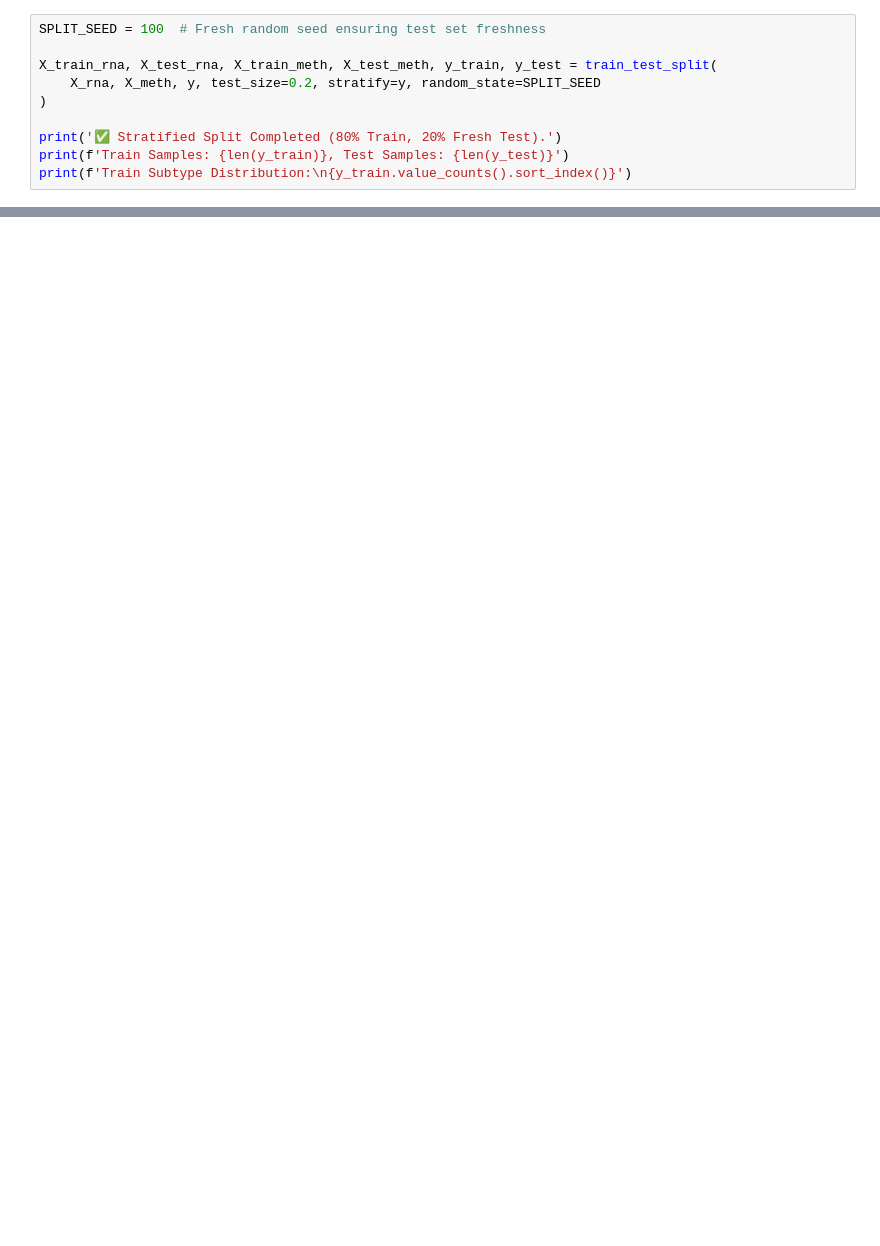
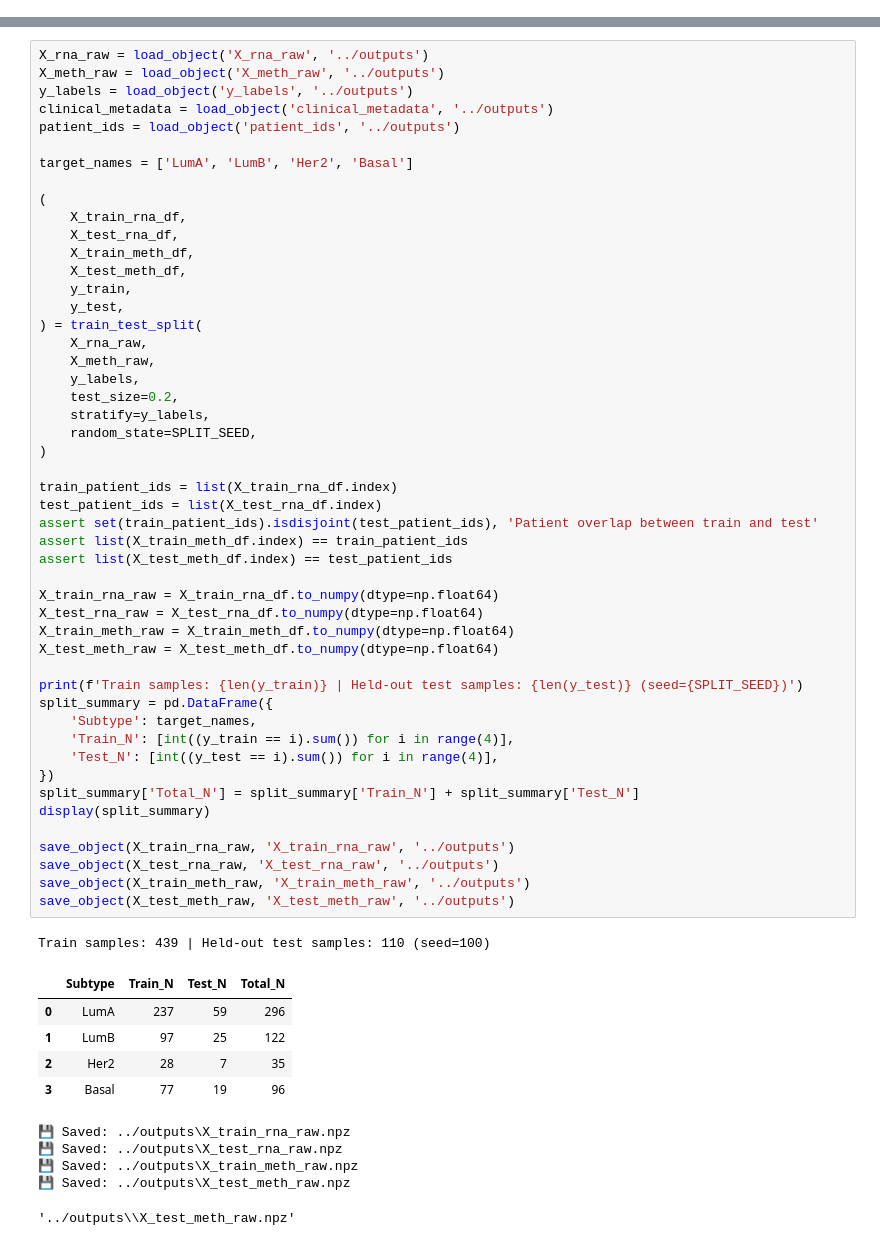
Before and after one commit to Shayan-Nami/Breast-Cancer-MultiOmics, a Jupyter notebook: notebooks/preprocessing.ipynb, the cells around one changed output, grey strips where cells are left out. Saved outputs shown, nothing was run; the diff lists cells and outputs as text; blank space fills up the shorter version.

```diff
--- a/notebooks/preprocessing.ipynb
+++ b/notebooks/preprocessing.ipynb
@@ -54,10 +25,0 @@ Labels Shape: (549,)
-# %%
-SPLIT_SEED = 100  # Fresh random seed ensuring test set freshness
-
-X_train_rna, X_test_rna, X_train_meth, X_test_meth, y_train, y_test = train_test_split(
-    X_rna, X_meth, y, test_size=0.2, stratify=y, random_state=SPLIT_SEED
-)
-
-print('✅ Stratified Split Completed (80% Train, 20% Fresh Test).')
-print(f'Train Samples: {len(y_train)}, Test Samples: {len(y_test)}')
-print(f'Train Subtype Distribution:\n{y_train.value_counts().sort_index()}')
@@ -146,0 +32,61 @@ operates on raw unscaled expression variance without outlier range distortion.
+# %%
+X_rna_raw = load_object('X_rna_raw', '../outputs')
+X_meth_raw = load_object('X_meth_raw', '../outputs')
+y_labels = load_object('y_labels', '../outputs')
+clinical_metadata = load_object('clinical_metadata', '../outputs')
+patient_ids = load_object('patient_ids', '../outputs')
+
+target_names = ['LumA', 'LumB', 'Her2', 'Basal']
+
+(
+    X_train_rna_df,
+    X_test_rna_df,
+    X_train_meth_df,
+    X_test_meth_df,
+    y_train,
+    y_test,
+) = train_test_split(
+    X_rna_raw,
+    X_meth_raw,
+    y_labels,
+    test_size=0.2,
+    stratify=y_labels,
+    random_state=SPLIT_SEED,
+)
+
+train_patient_ids = list(X_train_rna_df.index)
+test_patient_ids = list(X_test_rna_df.index)
+assert set(train_patient_ids).isdisjoint(test_patient_ids), 'Patient overlap between train and test'
+assert list(X_train_meth_df.index) == train_patient_ids
+assert list(X_test_meth_df.index) == test_patient_ids
+
+X_train_rna_raw = X_train_rna_df.to_numpy(dtype=np.float64)
+X_test_rna_raw = X_test_rna_df.to_numpy(dtype=np.float64)
+X_train_meth_raw = X_train_meth_df.to_numpy(dtype=np.float64)
+X_test_meth_raw = X_test_meth_df.to_numpy(dtype=np.float64)
+
+print(f'Train samples: {len(y_train)} | Held-out test samples: {len(y_test)} (seed={SPLIT_SEED})')
+split_summary = pd.DataFrame({
+    'Subtype': target_names,
+    'Train_N': [int((y_train == i).sum()) for i in range(4)],
+    'Test_N': [int((y_test == i).sum()) for i in range(4)],
+})
+split_summary['Total_N'] = split_summary['Train_N'] + split_summary['Test_N']
+display(split_summary)
+
+save_object(X_train_rna_raw, 'X_train_rna_raw', '../outputs')
+save_object(X_test_rna_raw, 'X_test_rna_raw', '../outputs')
+save_object(X_train_meth_raw, 'X_train_meth_raw', '../outputs')
+save_object(X_test_meth_raw, 'X_test_meth_raw', '../outputs')
+# %% [output]
+Train samples: 439 | Held-out test samples: 110 (seed=100)
+|  | Subtype | Train_N | Test_N | Total_N |
+| 0 | LumA | 237 | 59 | 296 |
+| 1 | LumB | 97 | 25 | 122 |
+| 2 | Her2 | 28 | 7 | 35 |
+| 3 | Basal | 77 | 19 | 96 |
+💾 Saved: ../outputs\X_train_rna_raw.npz
+💾 Saved: ../outputs\X_test_rna_raw.npz
+💾 Saved: ../outputs\X_train_meth_raw.npz
+💾 Saved: ../outputs\X_test_meth_raw.npz
+'../outputs\\X_test_meth_raw.npz'
```
Also changed, not shown: parts of 25 cells of this notebook, 57 other files.
